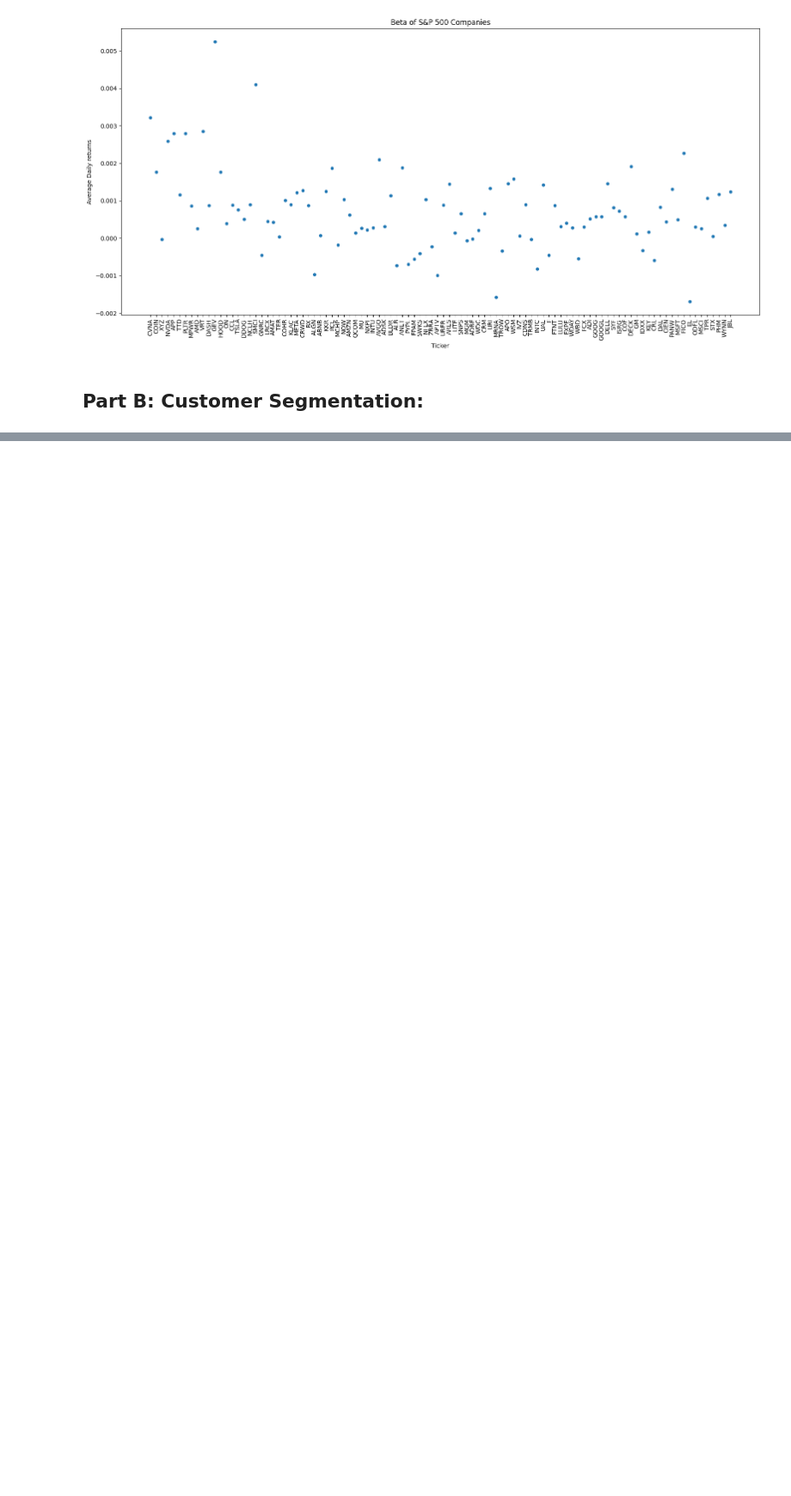
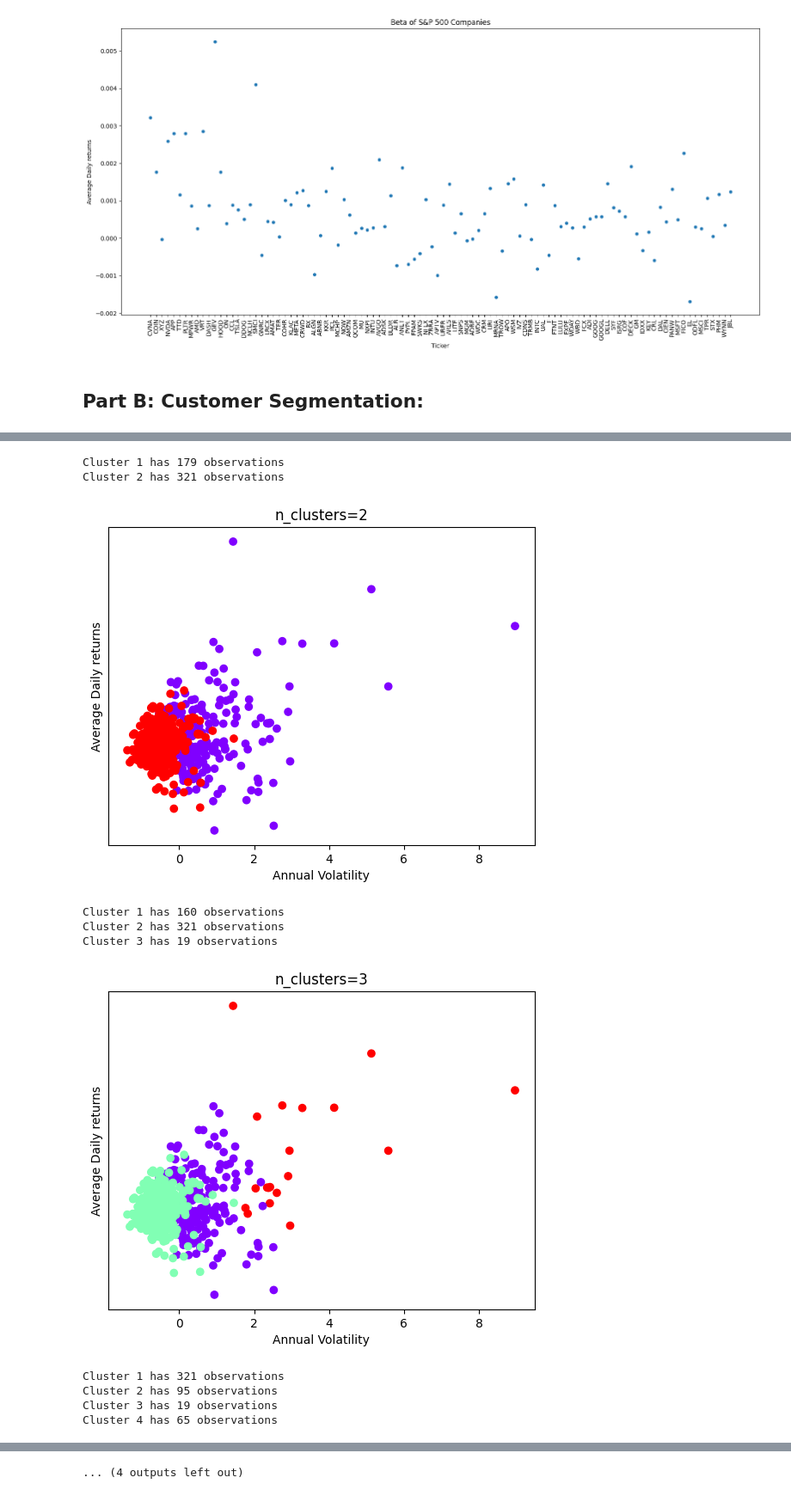
Before and after one commit to abdullaawad/Data-Warehousing-Coursework, a Jupyter notebook: DWCoursework.ipynb, the cells around one changed output, grey strips where cells are left out. Shown at 86% size. Drawn from its saved outputs; the diff is of its cells as text; code cells hidden in the pictures; blank space fills up the shorter version.

```diff
--- a/DWCoursework.ipynb
+++ b/DWCoursework.ipynb
@@ -494,0 +615,25 @@ for n_clusters in range_n_clusters:
+# %%
+for n_clusters in range_n_clusters:
+  model = AgglomerativeClustering(n_clusters=n_clusters)
+  labels = model.fit_predict(X)
+  plt.scatter(all_dim_scaled['Annual Volatility'], all_dim_scaled['Average Daily returns'], c=labels, cmap='rainbow')
+  plt.xlabel('Annual Volatility')
+  plt.ylabel('Average Daily returns')
+  plt.title(f"n_clusters={n_clusters}")
+  cluster_counts = np.bincount(labels)
+  for i in range(n_clusters):
+    print(f"Cluster {i+1} has {cluster_counts[i]} observations")
+  plt.yticks([])
+  plt.show()
+# %% [output]
+Cluster 1 has 179 observations
+Cluster 2 has 321 observations
+[figure, added]
+Cluster 1 has 160 observations
+Cluster 2 has 321 observations
+Cluster 3 has 19 observations
+[figure, added]
+Cluster 1 has 321 observations
+Cluster 2 has 95 observations
+Cluster 3 has 19 observations
+Cluster 4 has 65 observations
@@ -495,3 +662,4 @@ for n_clusters in range_n_clusters:
+... (4 outputs left out)
 # %%
 optimal_n_clusters = 5
 agglom = AgglomerativeClustering(n_clusters=optimal_n_clusters)
```
Also changed, not shown: parts of 34 cells of this notebook.
